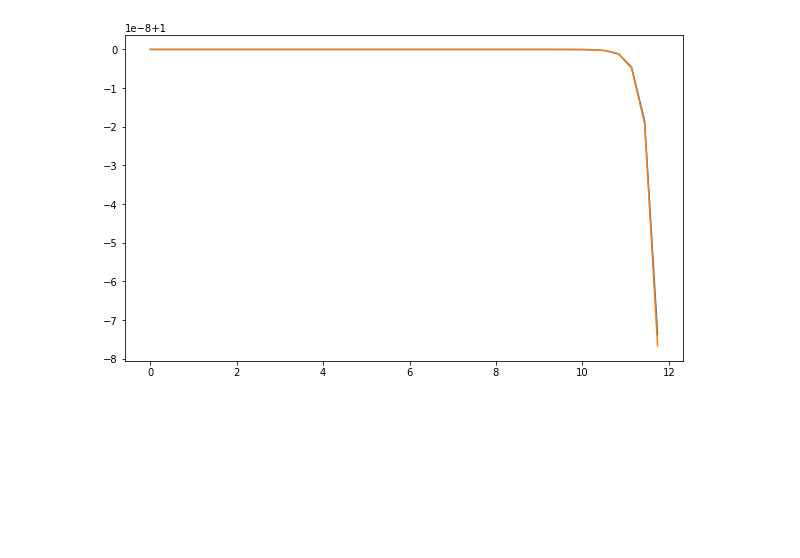
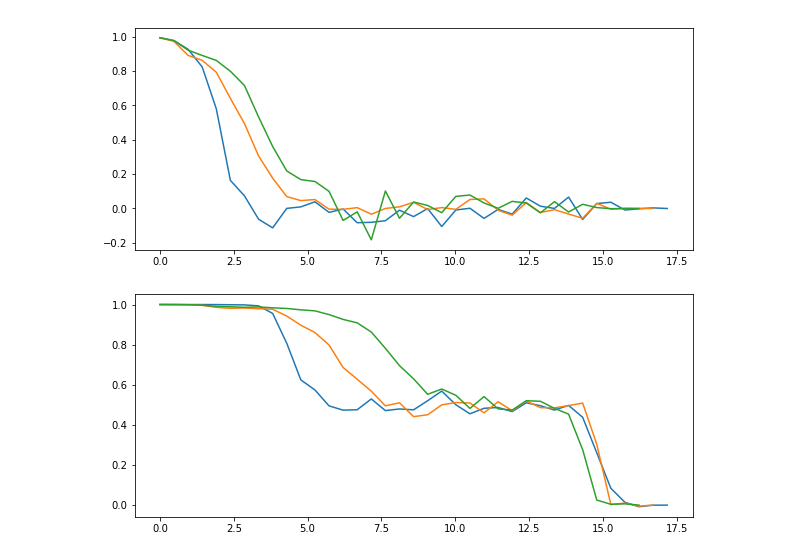
Before and after one commit to suracefm/exactdiag, a Jupyter notebook: 2018/Clock Z4.ipynb, the cells around one changed output. Drawn from its saved outputs; the diff is of its cells as text; code cells hidden in the pictures; blank space fills up the shorter version.

```diff
--- a/2018/Clock Z4.ipynb
+++ b/2018/Clock Z4.ipynb
@@ -7,17 +7,19 @@ spec_names=('gap', 'shifted_gap', 'log10_gap', 'log10_shifted_gap', 'ratio')
 # %%
 dim_loc=4
-L=3
+L=4
 n_dis=100
 simdict={'dim_loc': dim_loc, 'L': L, 'n_dis': n_dis}
 phi=np.pi/3
-lambd=0.0
-time_set= np.power(2, np.arange(40))
-idata={'JZZ': 1.0, 'hZ': 1.0, 'hX': 1.0, 'alphas': np.array([np.exp(1j*phi)/2, 1, np.exp(-1j*phi)/2]),\
-       'betas': np.array([0,lambd, 0]), 'lambdas': np.array([0,1,0]), 'phi': phi, 'lambd': lambd}
+lambd=0.1
+eps=0.1
+time_set= np.power(3, np.arange(40))
+idata={'JZZ': 1.0, 'hZ': 1.0, 'hX': 1.0, 'alphas': np.array([(1-lambd)*np.exp(1j*phi)/2, 1, (1-lambd)*np.exp(-1j*phi)/2]),\
+       'betas': np.array([eps*lambd*(1-lambd),lambd, eps*lambd*(1-lambd)]), 'lambdas': np.array([0,1,0]),\
+       'phi': phi, 'lambd': lambd}
 filename='clock4/clock4_%d_%.2f.txt' %(L,lambd)
 # %%
 clockH, clockK, clockZ = clock(dim_loc, L)
-Z_mean, Z_var, spectral_data, spectral_data_var = simulation(dim_loc, L, n_dis, idata, clockH, clockK, clockZ, time_set)
+Z_mean, Z_var, Y_mean, Y_var, spectral_data, spectral_data_var = simulation(dim_loc, L, n_dis, idata, clockH, clockK, clockZ, time_set)
 
 with open(filename, 'wb') as f:
         for key, value in simdict.items():
@@ -27,5 +29,7 @@ with open(filename, 'wb') as f:
         for i in range(5):
             f.write(('\n# '+spec_names[i]+' '+str(spectral_data[i])+' '+str(spectral_data_var[i])).encode('utf-8'))
         f.write('\n# time\tRe(Z)\Im(Z)\tVar(Re(Z))\tVar(Im(Z))\n'.encode('utf-8'))
-        np.savetxt(f, np.stack((time_set, np.real(Z_mean), np.imag(Z_mean), np.real(Z_var), np.imag(Z_var)), axis=-1))
+        np.savetxt(f, np.stack((time_set, np.real(Z_mean), np.imag(Z_mean),\
+                    np.real(Z_var), np.imag(Z_var), np.real(Y_mean), np.imag(Y_mean),\
+                                np.real(Y_var), np.imag(Y_var)), axis=-1))
 # %% [output]
@@ -55,7 +59,8 @@ dt = np.dtype([('JZZ', np.float64), ('hZ', np.float64), ('hX', np.float64),
                ('FILENAME', np.unicode_, 32), ('phi', np.float64), ('dim_loc', np.int32),
                ('n_dis', np.int32), ('L', np.int32), ('time_set', np.float64, (lenarr,)),
                ('ReZ', np.float64, (lenarr,)), ('ImZ', np.float64, (lenarr,)), ('ReVarZ', np.float64, (lenarr,)),
-               ('ImVarZ', np.float64, (lenarr,))])
+               ('ImVarZ', np.float64, (lenarr,)), ('ReY', np.float64, (lenarr,)), ('ImY', np.float64, (lenarr,)), ('ReVarY', np.float64, (lenarr,)),
+               ('ImVarY', np.float64, (lenarr,))])
 
 def get_data(file):
     d = np.zeros([], dtype=dt)
@@ -74,19 +79,21 @@ def get_data(file):
                         m = re.match("# (\S+) (\d+)", line)
                         d[m.group(1)]=int(m.group(2))
                     except: pass
-    d['time_set'], d['ReZ'], d['ImZ'], d['ReVarZ'], d['ImVarZ']=np.genfromtxt(file, unpack=True, dtype=np.complex128)
+    d['time_set'], d['ReZ'], d['ImZ'], d['ReVarZ'], d['ImVarZ'],\
+    d['ReY'], d['ImY'], d['ReVarY'], d['ImVarY']=np.genfromtxt(file, unpack=True, dtype=np.complex128)
     return d
 # %%
 dataset=np.empty(0, dtype=dt)
-for L in range(2,4):
-    d=get_data('clock4/clock4_%d_0.00.txt' %L)
+for L in range(2,5):
+    d=get_data('clock4/clock4_%d_0.10.txt' %L)
     dataset=np.append(dataset, d)
 # %%
-f, ax = plt.subplots(1,1,figsize=(10,6))
+f, ax = plt.subplots(2,1,figsize=(10,9))
 
 for sim in dataset:
-    ax.plot(np.log10(sim['time_set']), sim['ReZ'],label= r'$L=$%d' % L)
+    ax[0].plot(np.log10(sim['time_set']), sim['ReZ'],label= r'$L=$%d' % L)
+    ax[1].plot(np.log10(sim['time_set']), sim['ReY'],label= r'$L=$%d' % L)
 
 plt.show()
 # %% [output]
-[figure, old version]
+[figure, new version]
```
Also changed, not shown: parts of 2 cells of this notebook, 10 other files.
